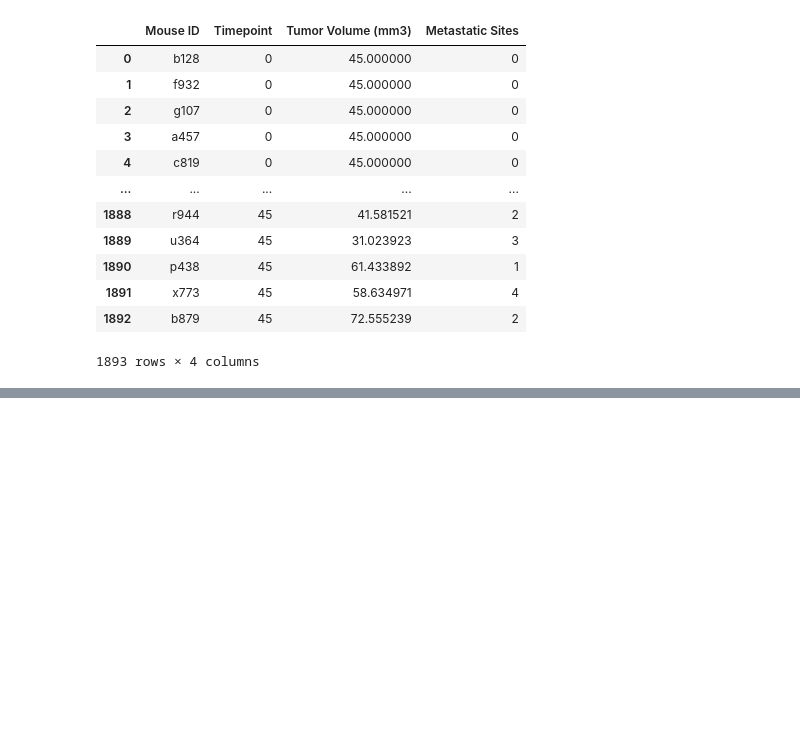
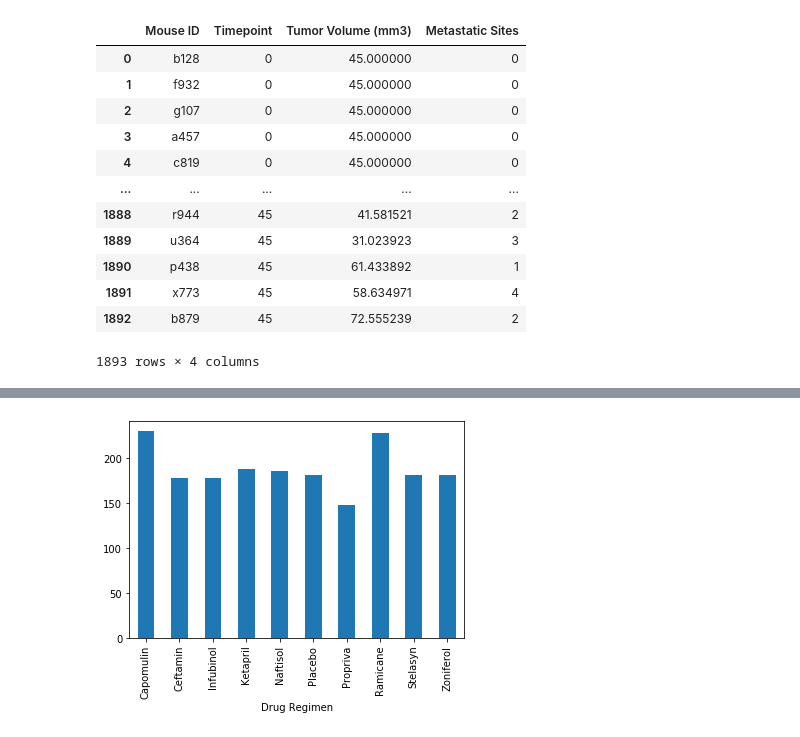
Before and after one commit to LineaFuller/Matplotlib-Challenge, a Jupyter notebook: Pymarceuticals.ipynb, the cells around one changed output, grey strips where cells are left out. Saved outputs shown, nothing was run; the diff lists cells and outputs as text; code cells hidden in the pictures; blank space fills up the shorter version.

```diff
--- a/Pymarceuticals.ipynb
+++ b/Pymarceuticals.ipynb
@@ -47,0 +51,9 @@ dtype: int64
+# %%
+# Clean data
+data_check = combined_data.groupby(['Timepoint', 'Mouse ID']).count()
+for index,row in data_check.iterrows():
+    if row["Age_months"]>1:
+        print(row)
+clean_data = combined_data.loc[combined_data['Mouse ID'] != 'g989']
+
+clean_data
@@ -47,0 +144,10 @@ dtype: int64
+# %%
+# Bar and Pie Charts
+# did they make it to the end of the experiment; most mice that lived throught the experience
+timepoints = clean_data.groupby('Drug Regimen')['Timepoint'].count()
+
+# plotted
+timepoints.plot.bar()
+plt.show()
+# %% [output]
+[figure, added]
```
Also changed, not shown: parts of 8 cells of this notebook.
